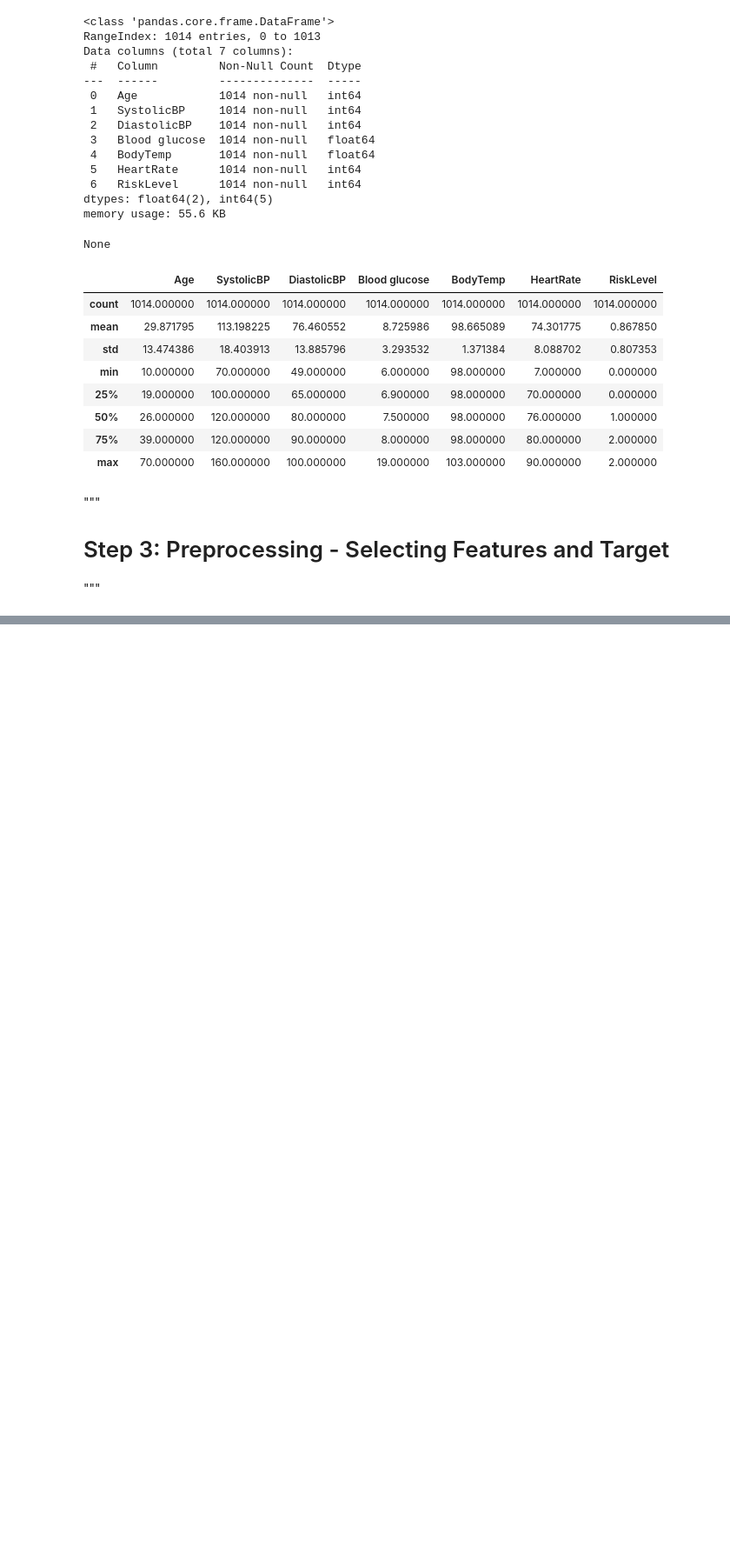
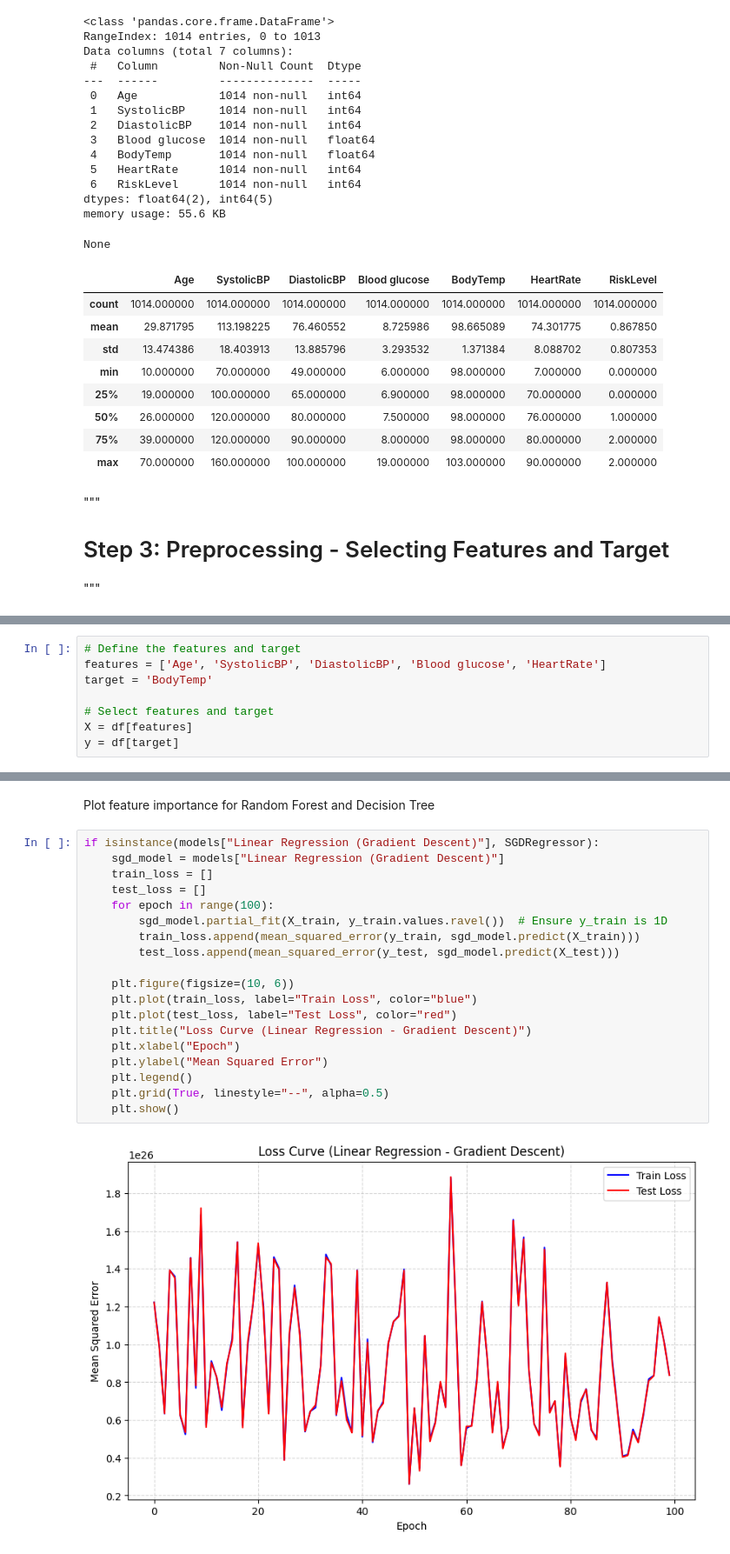
Before and after one commit to jkeza1/linear_regression_model, a Jupyter notebook: summative/linear_regression/multivariate.ipynb, the cells around one changed output, grey strips where cells are left out. Shown at 87% size. Cells and saved outputs as stored; diff of their text form; blank space fills up the shorter version.

```diff
--- a/summative/linear_regression/multivariate.ipynb
+++ b/summative/linear_regression/multivariate.ipynb
@@ -390,0 +106,8 @@ ValueError: X has 6 features, but LogisticRegression is expecting 4 features as
+# %%
+# Define the features and target
+features = ['Age', 'SystolicBP', 'DiastolicBP', 'Blood glucose', 'HeartRate']
+target = 'BodyTemp'
+
+# Select features and target
+X = df[features]
+y = df[target]
@@ -390,0 +240,23 @@ ValueError: X has 6 features, but LogisticRegression is expecting 4 features as
+# %% [markdown]
+Plot feature importance for Random Forest and Decision Tree
+# %%
+if isinstance(models["Linear Regression (Gradient Descent)"], SGDRegressor):
+    sgd_model = models["Linear Regression (Gradient Descent)"]
+    train_loss = []
+    test_loss = []
+    for epoch in range(100):
+        sgd_model.partial_fit(X_train, y_train.values.ravel())  # Ensure y_train is 1D
+        train_loss.append(mean_squared_error(y_train, sgd_model.predict(X_train)))
+        test_loss.append(mean_squared_error(y_test, sgd_model.predict(X_test)))
+
+    plt.figure(figsize=(10, 6))
+    plt.plot(train_loss, label="Train Loss", color="blue")
+    plt.plot(test_loss, label="Test Loss", color="red")
+    plt.title("Loss Curve (Linear Regression - Gradient Descent)")
+    plt.xlabel("Epoch")
+    plt.ylabel("Mean Squared Error")
+    plt.legend()
+    plt.grid(True, linestyle="--", alpha=0.5)
+    plt.show()
+# %% [output]
+[figure, added]
```
Also changed, not shown: parts of 43 cells of this notebook, 10 other files.
